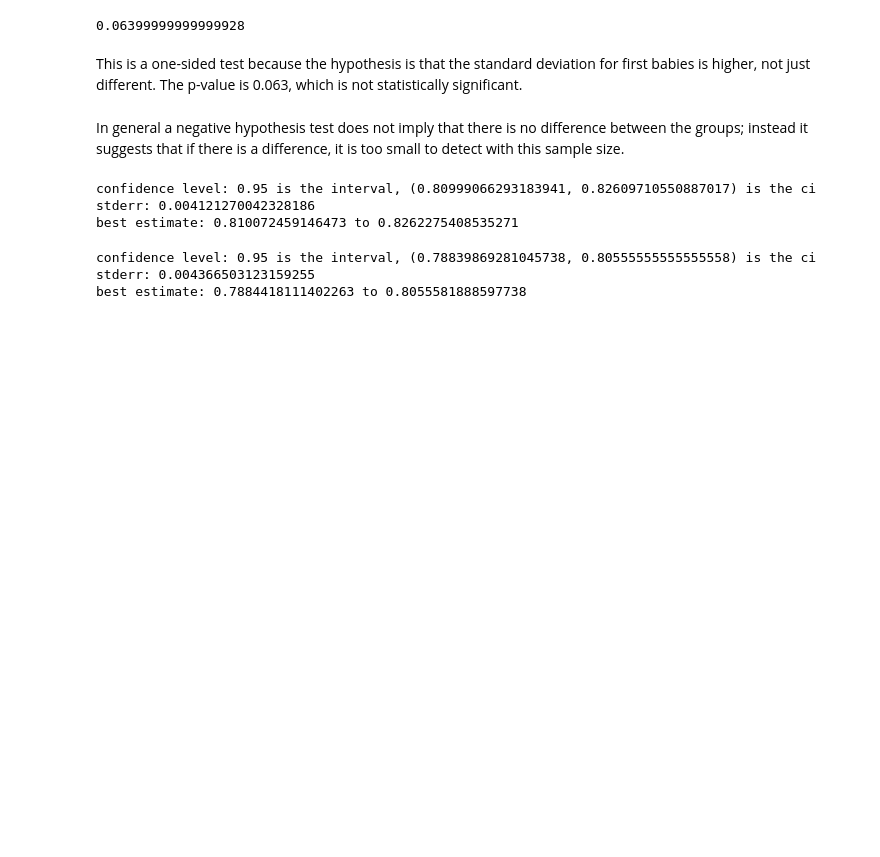
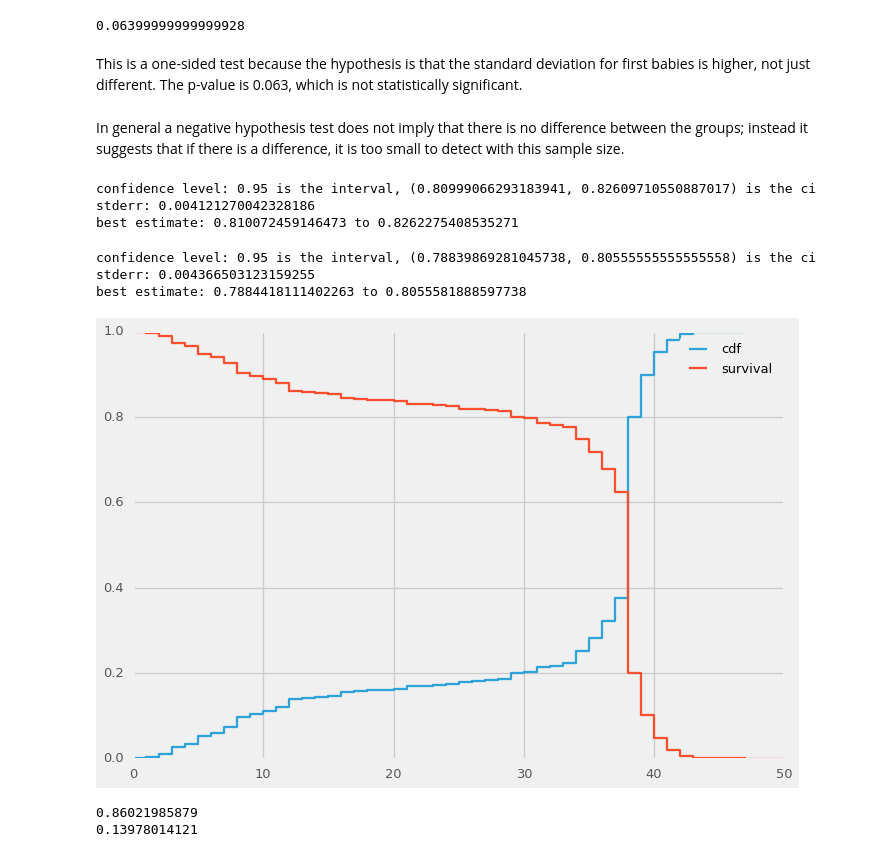
Before and after one commit to doolingdavid/ThinkStats2, a Jupyter notebook: code/thoroughnotes.ipynb, the cells around one changed output. Saved outputs shown, nothing was run; the diff lists cells and outputs as text; code cells hidden in the pictures; blank space fills up the shorter version.

```diff
--- a/code/thoroughnotes.ipynb
+++ b/code/thoroughnotes.ipynb
@@ -674,0 +677,17 @@ best estimate: 0.7884418111402263 to 0.8055581888597738
+# %%
+preg = nsfg.ReadFemPreg()
+complete = preg.query('outcome in [1,3,4]').prglngth
+completecdf = complete.value_counts(normalize=True).sort_index().cumsum()
+# %%
+ax = completecdf.plot(drawstyle='steps',label='cdf')
+surv = 1 - completecdf
+surv.plot(drawstyle='steps',ax=ax,label='survival')
+plt.legend();
+# %% [output]
+[figure, added]
+# %%
+print(surv[13])
+print(completecdf[13])
+# %% [output]
+0.86021985879
+0.13978014121
```
Also changed, not shown: parts of 2 cells of this notebook.
